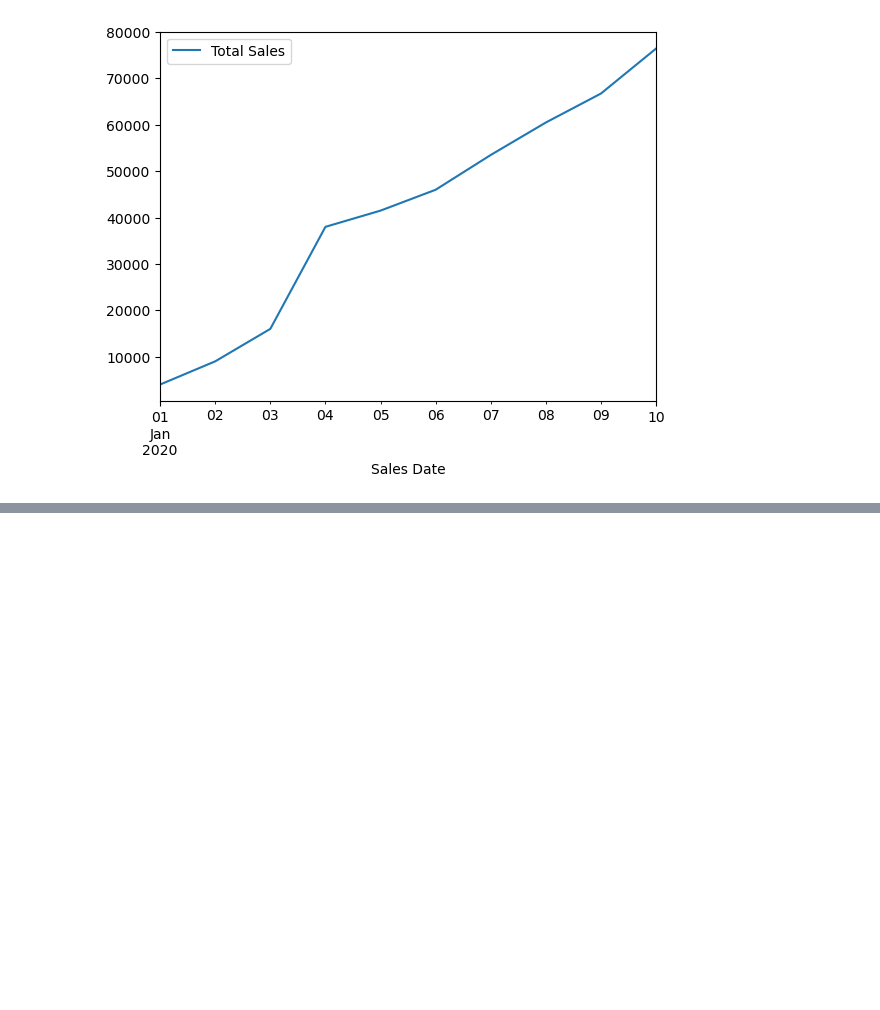
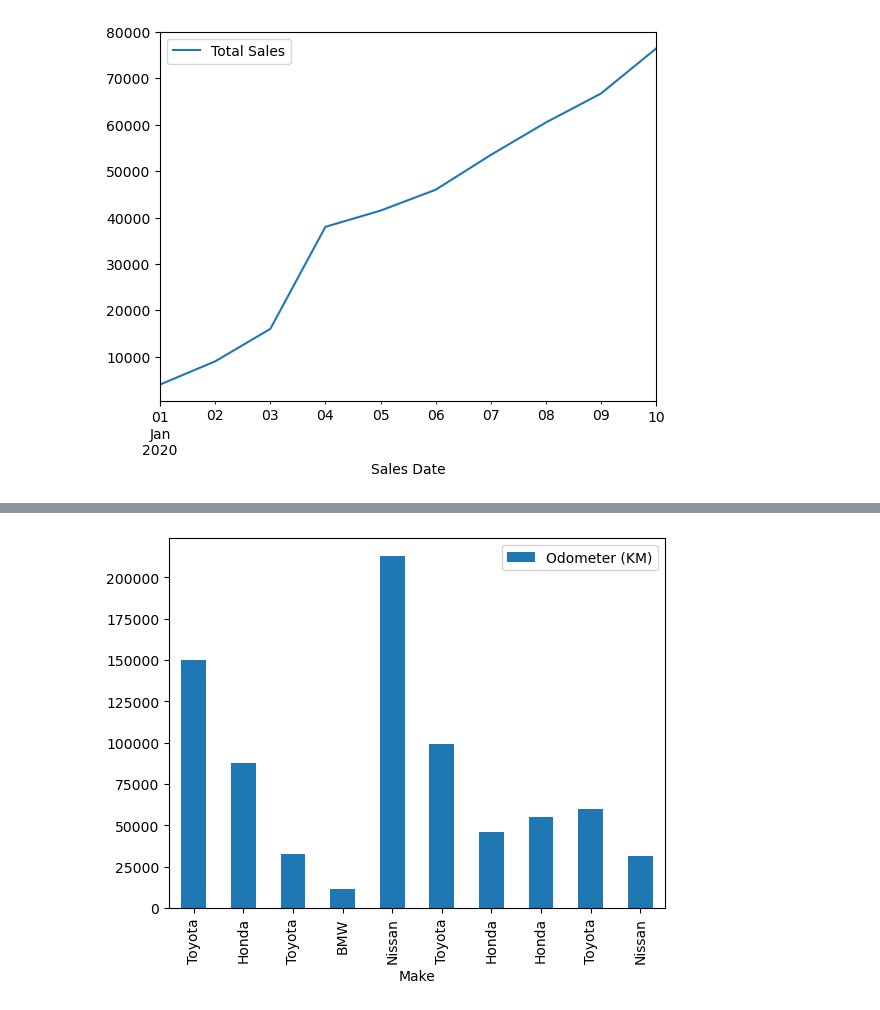
Before and after one commit to leandrofahur/senior-python-developer, a Jupyter notebook: machine-learning/matplotlib-data-analysis/introduction-to-matplotlib.ipynb, the cells around one changed output, grey strips where cells are left out. Drawn from its saved outputs; the diff is of its cells as text; code cells hidden in the pictures; blank space fills up the shorter version.

```diff
--- a/machine-learning/matplotlib-data-analysis/introduction-to-matplotlib.ipynb
+++ b/machine-learning/matplotlib-data-analysis/introduction-to-matplotlib.ipynb
@@ -257,0 +305,4 @@ car_sales.plot(x="Sales Date", y="Total Sales")
+# %%
+car_sales.plot(x="Make", y="Odometer (KM)", kind="bar");
+# %% [output]
+[figure, added]
```
Also changed, not shown: parts of 8 cells of this notebook.
